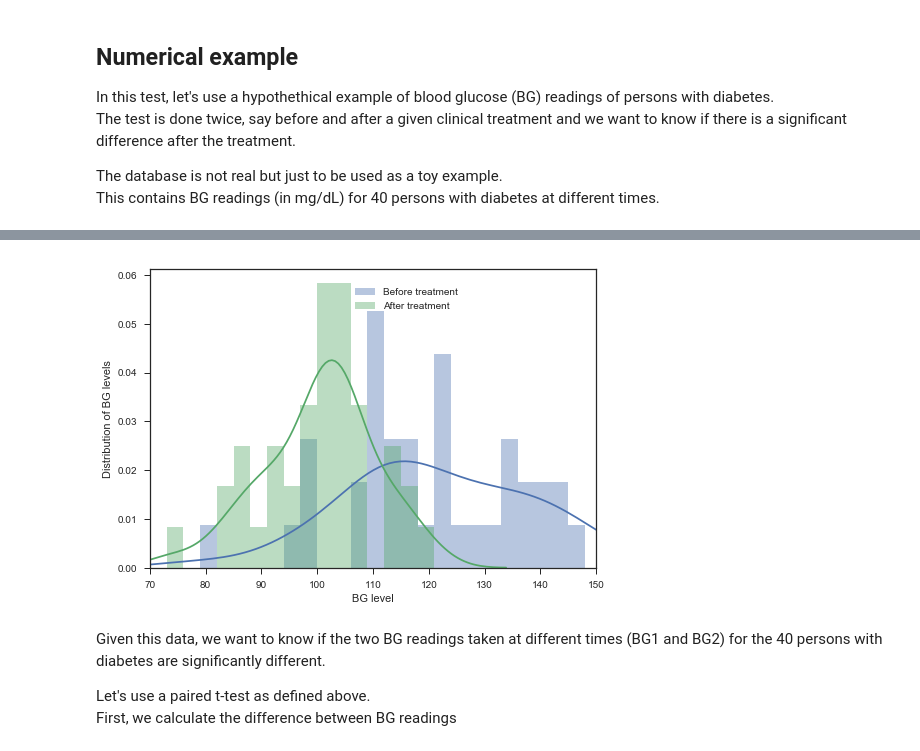
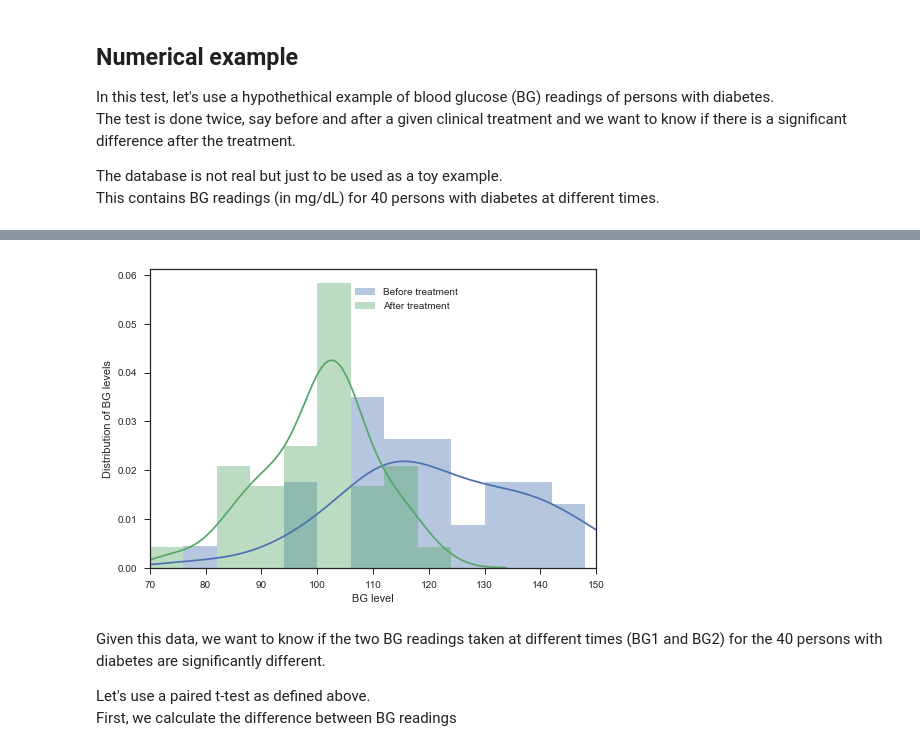
Before and after one commit to trangel/stats-with-python, a Jupyter notebook: paired t-test.ipynb, the cells around one changed output, grey strips where cells are left out. Cells and saved outputs as stored; diff of their text form; code cells hidden in the pictures.

```diff
--- a/paired t-test.ipynb
+++ b/paired t-test.ipynb
@@ -84,28 +95,28 @@ df.head()
 # %%
 # Let's visualize the data
 import matplotlib as plt
 %matplotlib inline
 import seaborn as sns
 sns.set(style="ticks")
 
 
-bins = np.arange(70,150,3)
+bins = np.arange(70,150,6)
 
 A = df['BG 1'].values
 B = df['BG 2'].values
 
 # Show the results of a linear regression within each dataset
 ax1 = sns.distplot(A,bins=bins,label='Before treatment')
 ax2 = sns.distplot(B,bins=bins,label='After treatment')
 
 plt.pyplot.xlabel('BG level')
 plt.pyplot.ylabel('Distribution of BG levels')
 plt.pyplot.legend(bbox_to_anchor=(0.45, 0.95), loc=2, borderaxespad=0.)
 
 plt.pyplot.xlim((70,150))
 plt.pyplot.show()
 # %% [output]
-[figure, old version]
+[figure, new version]
 # %% [markdown]
 Given this data, we want to know if the two BG readings taken at different times (BG1 and BG2) for the 40 persons with diabetes are significantly different.
 
```
Also changed, not shown: parts of 1 cell of this notebook.
